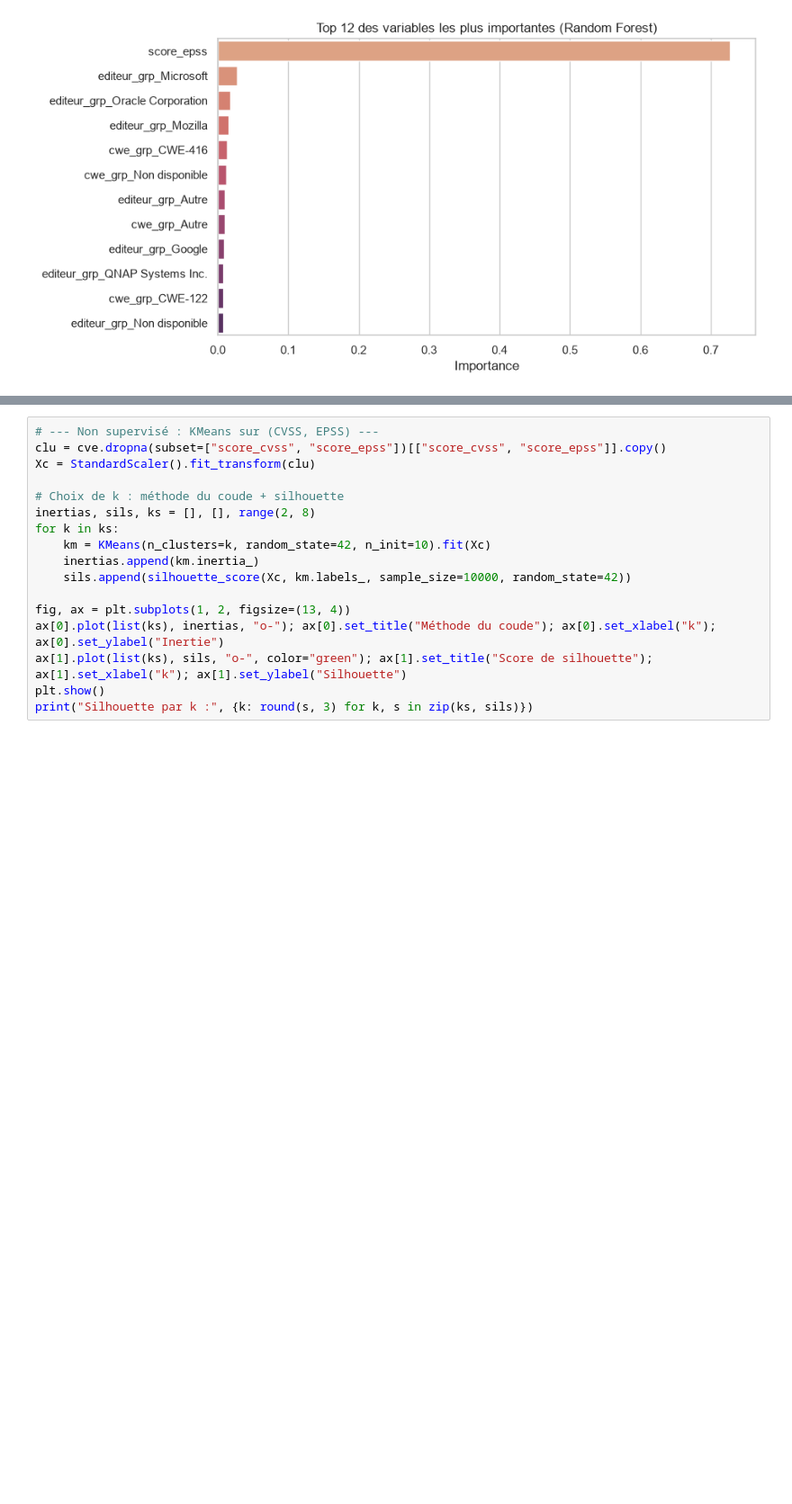
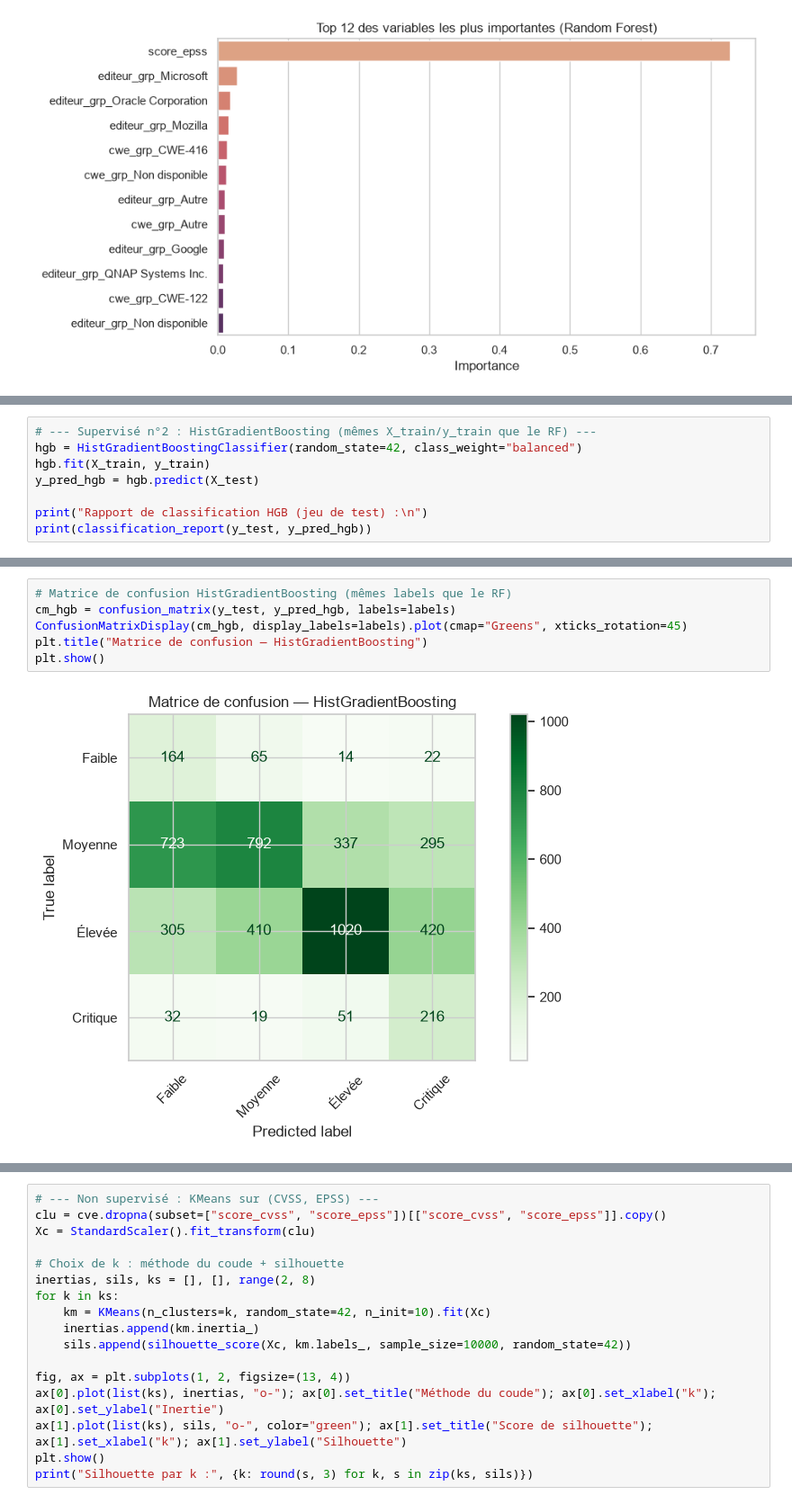
Before and after one commit to Anothays/SDV_Projet_Data_IA, a Jupyter notebook: notebook.ipynb, the cells around one changed output, grey strips where cells are left out. Shown at 90% size. Saved outputs shown, nothing was run; the diff lists cells and outputs as text; blank space fills up the shorter version.

```diff
--- a/notebook.ipynb
+++ b/notebook.ipynb
@@ -554,0 +574,8 @@ F1-macro cross-val (5 folds) : 0.346 ± 0.004
+# %%
+# --- Supervisé n°2 : HistGradientBoosting (mêmes X_train/y_train que le RF) ---
+hgb = HistGradientBoostingClassifier(random_state=42, class_weight="balanced")
+hgb.fit(X_train, y_train)
+y_pred_hgb = hgb.predict(X_test)
+
+print("Rapport de classification HGB (jeu de test) :\n")
+print(classification_report(y_test, y_pred_hgb))
@@ -554,0 +595,8 @@ F1-macro cross-val (5 folds) : 0.346 ± 0.004
+# %%
+# Matrice de confusion HistGradientBoosting (mêmes labels que le RF)
+cm_hgb = confusion_matrix(y_test, y_pred_hgb, labels=labels)
+ConfusionMatrixDisplay(cm_hgb, display_labels=labels).plot(cmap="Greens", xticks_rotation=45)
+plt.title("Matrice de confusion — HistGradientBoosting")
+plt.show()
+# %% [output]
+[figure, added]
```
Also changed, not shown: parts of 16 cells of this notebook.
